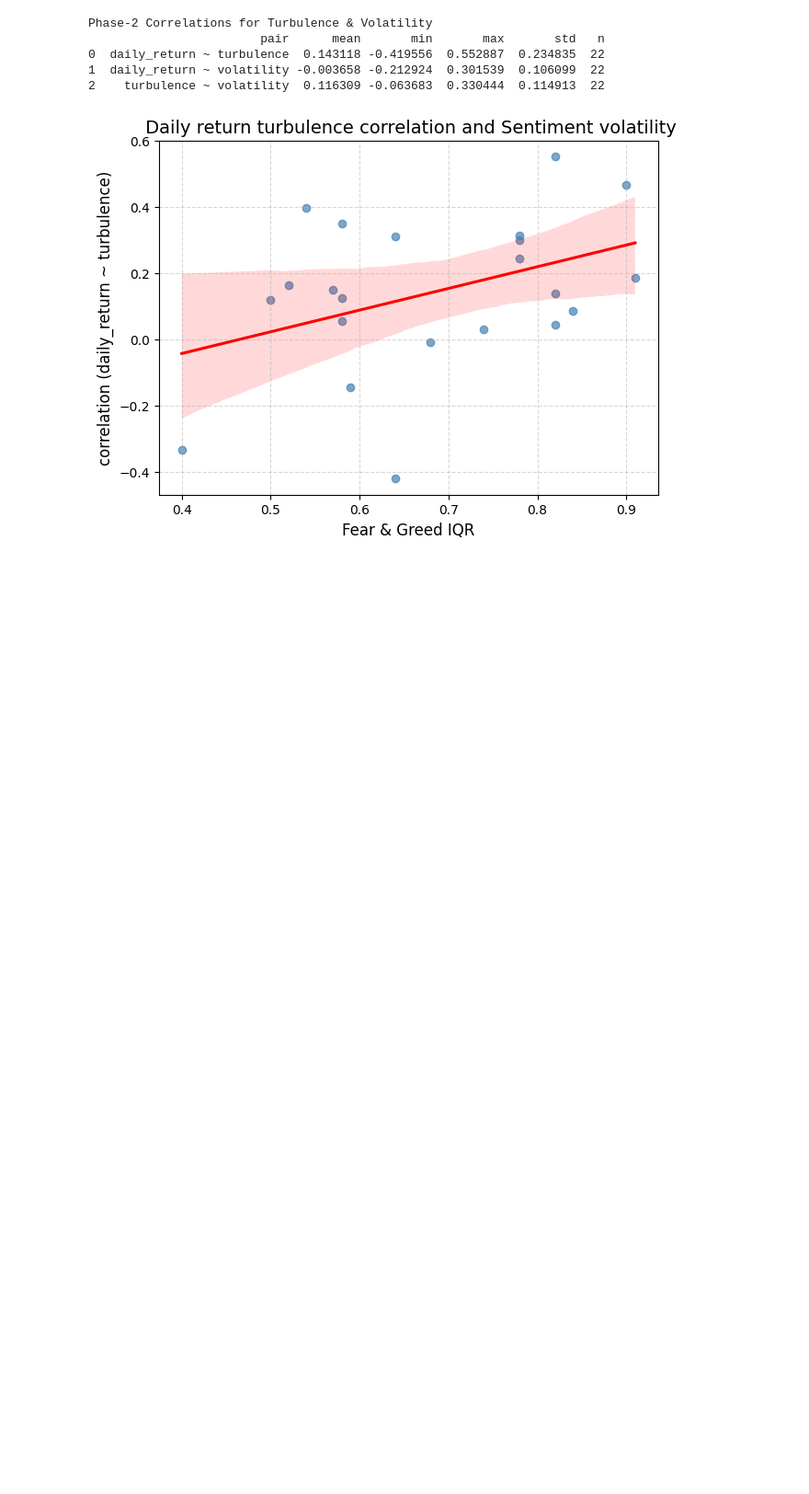
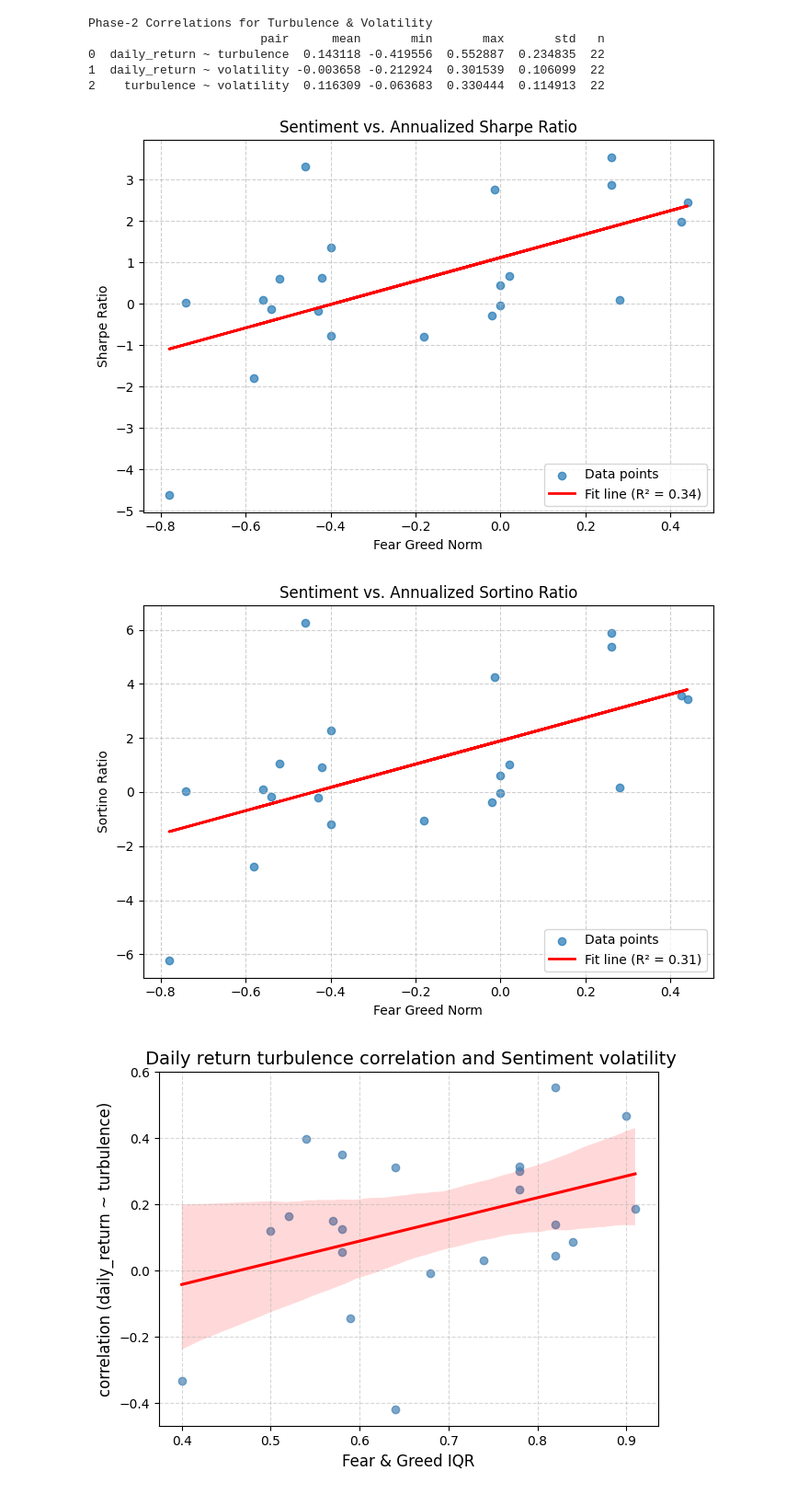
Before and after one commit to Derya-Lee/finrl-research, a Jupyter notebook: notebooks/data_analysis.ipynb, the cells around one changed output. Shown at 92% size. Cells and saved outputs as stored; diff of their text form; code cells hidden in the pictures; blank space fills up the shorter version.

```diff
--- a/notebooks/data_analysis.ipynb
+++ b/notebooks/data_analysis.ipynb
@@ -262,6 +367,23 @@ Phase-2 Correlations for Turbulence & Volatility
 0  daily_return ~ turbulence  0.143118 -0.419556  0.552887  0.234835  22
 1  daily_return ~ volatility -0.003658 -0.212924  0.301539  0.106099  22
 2    turbulence ~ volatility  0.116309 -0.063683  0.330444  0.114913  22
+# %%
+""" SCATTER PLOT – Sentiment vs. Sharpe/Sortino """
+
+from report.utils.scatter_plot import plot_scatter_with_regression
+exp3_performance_file = os.path.join(reporting_data_path, "sentiment_vs_sharp_and_sortino.csv")
+exp3_performance_df = pd.read_csv(exp3_performance_file)
+
+# scatter of sentiment vs Sharpe
+plot_scatter_with_regression(exp3_performance_df, "fear_greed_norm", "sharpe_ratio",
+                             title="Sentiment vs. Annualized Sharpe Ratio")
+
+# scatter of sentiment vs Sortino
+plot_scatter_with_regression(exp3_performance_df, "fear_greed_norm", "sortino_ratio",
+                             title="Sentiment vs. Annualized Sortino Ratio")
+# %% [output]
+[figure, added]
+[figure, added]
 # %%
 """ SCATTER PLOT """
 # DAILY RETURN TURBULENCE CORRELATION* and SENTIMENT VOLATILITY
```
Also changed, not shown: parts of 3 cells of this notebook, 16 other files.
